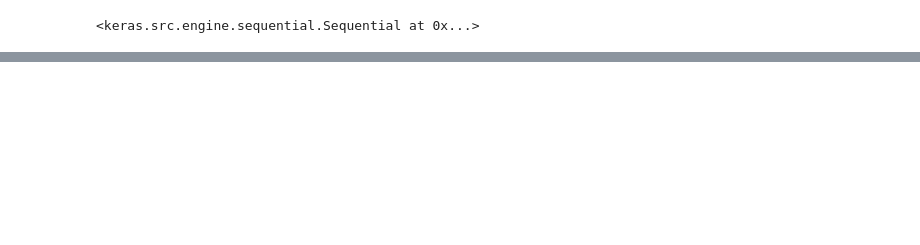
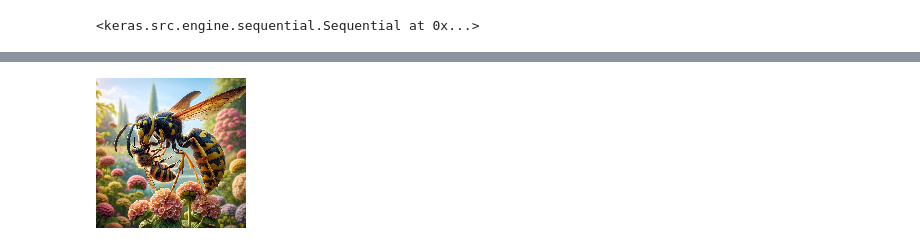
Before and after one commit to tvsirius/zoomcamp_sessions_homework, a Jupyter notebook: homeworks/s09_hw.ipynb, the cells around one changed output, grey strips where cells are left out. Cells and saved outputs as stored; diff of their text form; code cells hidden in the pictures; blank space fills up the shorter version.

```diff
--- a/homeworks/s09_hw.ipynb
+++ b/homeworks/s09_hw.ipynb
@@ -83,0 +127,21 @@ bees-wasps.h5  bees-wasps.tflite  data  s09_hw.ipynb  s09_hw_0.ipynb
+# %%
+from io import BytesIO
+from urllib import request
+
+from PIL import Image
+
+def download_image(url):
+    with request.urlopen(url) as resp:
+        buffer = resp.read()
+    stream = BytesIO(buffer)
+    img = Image.open(stream)
+    return img
+
+
+def prepare_image(img, target_size):
+    if img.mode != 'RGB':
+        img = img.convert('RGB')
+    img = img.resize(target_size, Image.NEAREST)
+    return img
+# %%
+img=download_image("https://habrastorage.org/webt/rt/d9/dh/rtd9dhsmhwrdezeldzoqgijdg8a.jpeg")
@@ -83,0 +152,6 @@ bees-wasps.h5  bees-wasps.tflite  data  s09_hw.ipynb  s09_hw_0.ipynb
+# %%
+img=prepare_image(img, (150,150))
+# %%
+img
+# %% [output]
+[figure, added]
```
Also changed, not shown: parts of 30 cells of this notebook.
